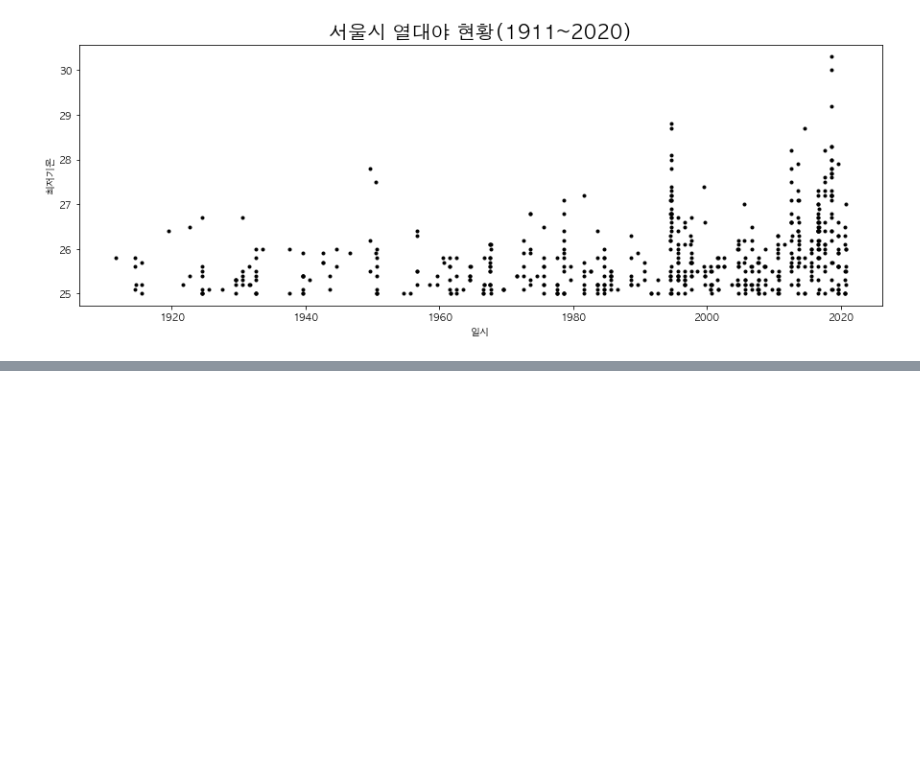
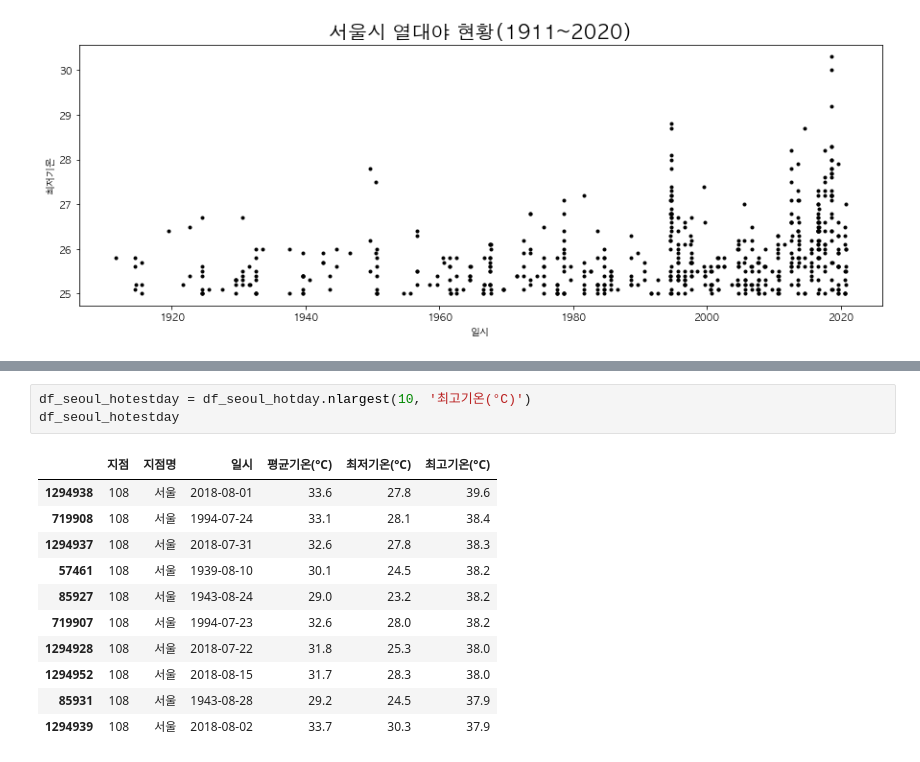
Before and after one commit to limetree-indigo/python-visualization, a Jupyter notebook: 10 서울시 폭염 및 열대야 분석 및 시각화/10 서울시 폭염 및 열대야 분석 및 시각화.ipynb, the cells around one changed output, grey strips where cells are left out. Drawn from its saved outputs; the diff is of its cells as text; blank space fills up the shorter version.

```diff
--- a/10 서울시 폭염 및 열대야 분석 및 시각화/10 서울시 폭염 및 열대야 분석 및 시각화.ipynb
+++ b/10 서울시 폭염 및 열대야 분석 및 시각화/10 서울시 폭염 및 열대야 분석 및 시각화.ipynb
@@ -168,0 +175,15 @@ plt.show()
+# %%
+df_seoul_hotestday = df_seoul_hotday.nlargest(10, '최고기온(°C)')
+df_seoul_hotestday
+# %% [output]
+|  | 지점 | 지점명 | 일시 | 평균기온(°C) | 최저기온(°C) | 최고기온(°C) |
+| 1294938 | 108 | 서울 | 2018-08-01 | 33.6 | 27.8 | 39.6 |
+| 719908 | 108 | 서울 | 1994-07-24 | 33.1 | 28.1 | 38.4 |
+| 1294937 | 108 | 서울 | 2018-07-31 | 32.6 | 27.8 | 38.3 |
+| 57461 | 108 | 서울 | 1939-08-10 | 30.1 | 24.5 | 38.2 |
+| 85927 | 108 | 서울 | 1943-08-24 | 29.0 | 23.2 | 38.2 |
+| 719907 | 108 | 서울 | 1994-07-23 | 32.6 | 28.0 | 38.2 |
+| 1294928 | 108 | 서울 | 2018-07-22 | 31.8 | 25.3 | 38.0 |
+| 1294952 | 108 | 서울 | 2018-08-15 | 31.7 | 28.3 | 38.0 |
+| 85931 | 108 | 서울 | 1943-08-28 | 29.2 | 24.5 | 37.9 |
+| 1294939 | 108 | 서울 | 2018-08-02 | 33.7 | 30.3 | 37.9 |
```
Also changed, not shown: parts of 12 cells of this notebook.
